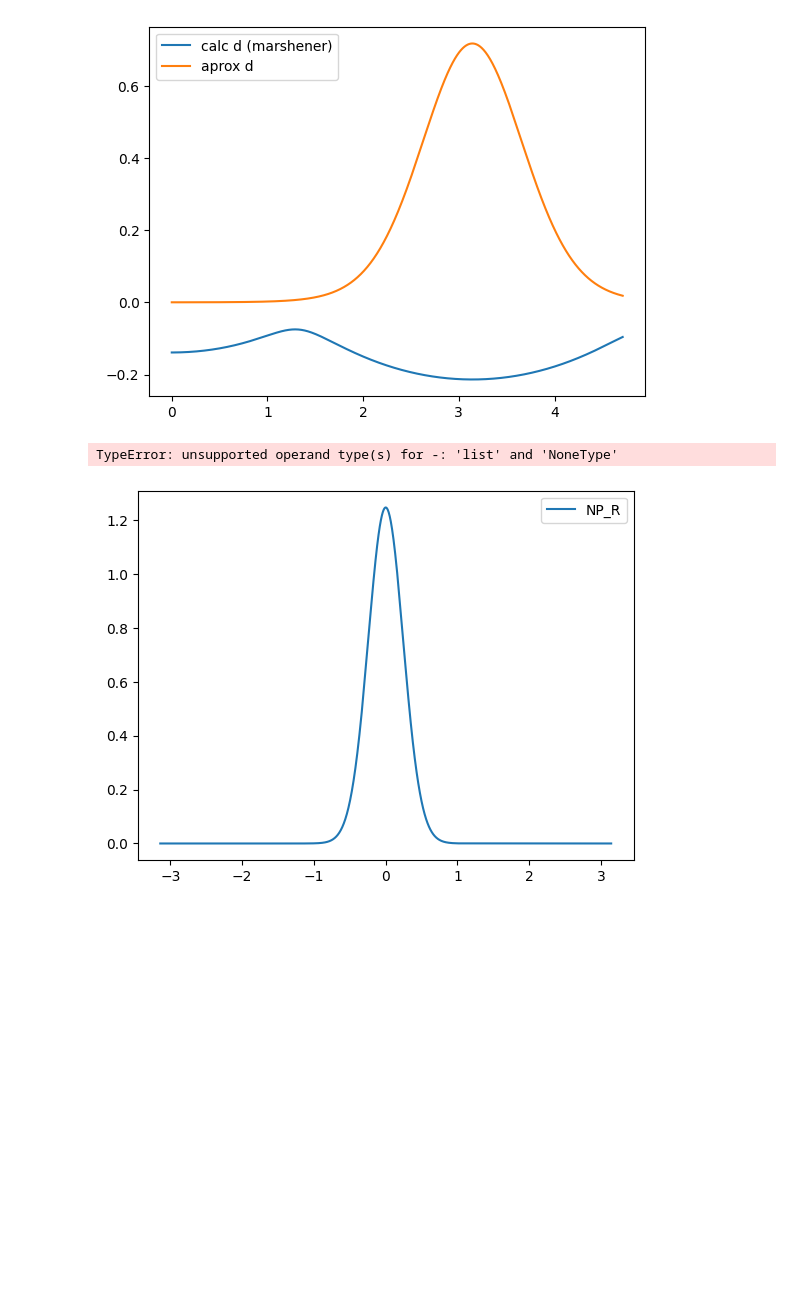
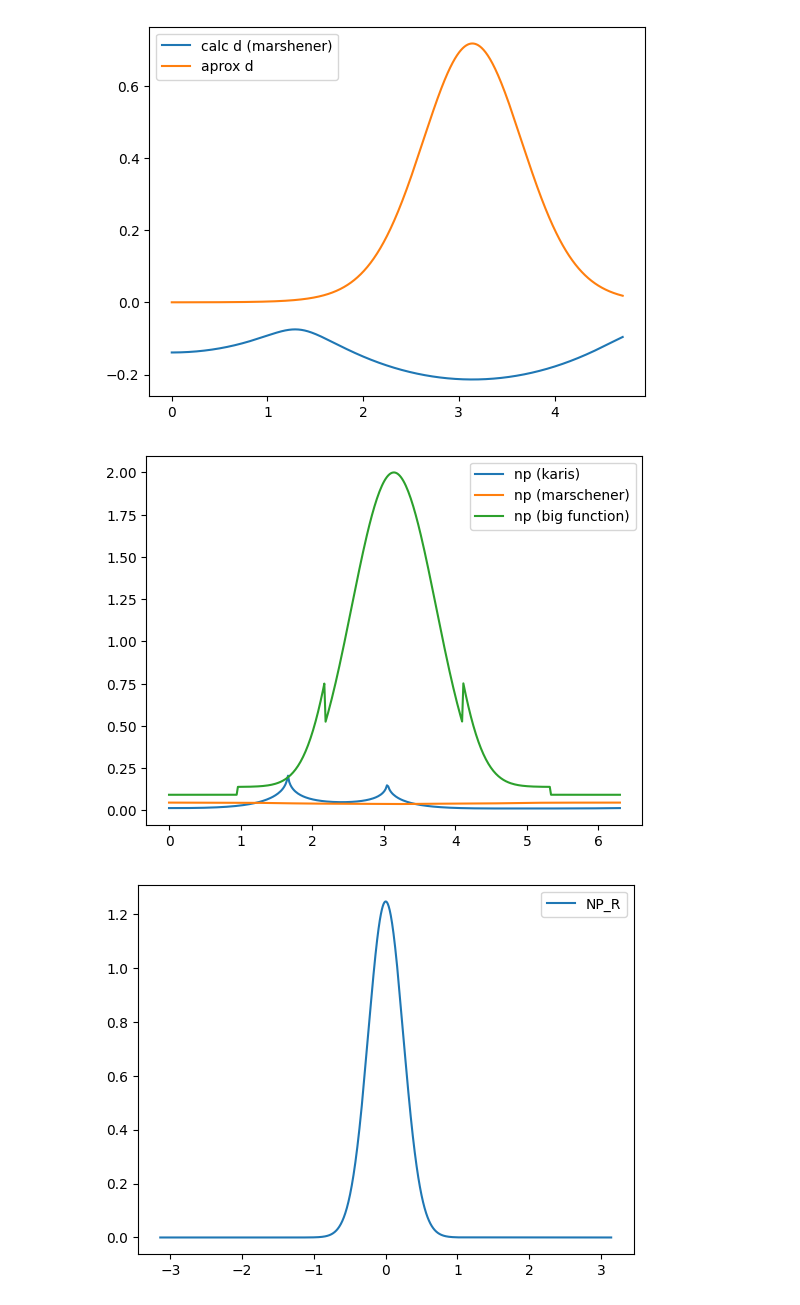
Before and after one commit to DenzellM-2054872/vkhr, a Jupyter notebook: plots/absorption.ipynb, the cells around one changed output. Saved outputs shown, nothing was run; the diff lists cells and outputs as text; code cells hidden in the pictures; blank space fills up the shorter version.

Commit message:
some more fixes to single scattering

```diff
--- a/plots/absorption.ipynb
+++ b/plots/absorption.ipynb
@@ -194,7 +216,7 @@ def calc_roots(p , eta_perpendic, phi) -> list:
     c : float = math.asin(1 / eta_perpendic)
     return cubic_solver(-8 * (p * c / (math.pi * math.pi * math.pi)), 0, (6 * p * c / math.pi) - 2, p * math.pi - phi)
 # %%
-def NP(p: int, theta_d : float, phi: float, eta : float,  absorb : float) -> float:
+def NP(p: int, phi: float, theta_d : float, eta : float,  absorb : float) -> float:
     eta_perpendic : float = B_index(theta_d, eta)
     eta_parallel : float = (eta * eta) / eta_perpendic
 
@@ -354,6 +376,8 @@ plt.show()
 # %% [output]
 [figure]
 # %%
+
+
 def NP_R_K(phi: float, theta_d : float, eta: float, view_light_angle: float) -> float:
     eta_perpendic: float = B_index(theta_d, eta)
     eta_parallel: float = (eta * eta) / eta_perpendic
@@ -362,7 +386,7 @@ def NP_R_K(phi: float, theta_d : float, eta: float, view_light_angle: float) ->
     # h: float = math.sin(gamma_i)
     res: float = 0.25 * math.cos(phi / 2)
     # res *= fresnel(eta_perpendic, eta_parallel, math.sqrt(abs(0.5 * (math.radians(1) + view_light_angle))))
-    res *= fresnel2(eta_perpendic, math.sqrt(0.5 * (math.radians(1) + view_light_angle)))
+    res *= fresnel2(eta_perpendic, math.sqrt(abs(0.5 * (math.radians(2) + view_light_angle))))
     return res
 
 def NP_R(phi: float, theta_d: float, eta: float)  -> float:
@@ -377,50 +401,66 @@ def NP_R(phi: float, theta_d: float, eta: float)  -> float:
     res *= fresnel(eta_perpendic, eta_parallel, gamma_i)
     return min(res, 1)
 
-view = normalise([1, 1, 0])
-light = normalise([1, 1, 1])
 
 tangent = normalise([0, 0, -1])
+light = normalise([1, 1, 1])
+view = normalise([1, 1, 0])
 
+rot_angles = []
+theta_ds = []
+theta_rs = []
+theta_is = []
 np1 = []
 np2 = []
+np3 = []
 phis = []
-
+total_rot = 0
 eta = 1.55
 i = 0
 while True:
     dotLightTangent: float = dot(light, tangent)
     dotViewTangent: float = dot(view, tangent)
-    LT_P: list = normalise(light - dotLightTangent)
-    VT_P: list = normalise(view - dotViewTangent)
+
+    LT_P: list = normalise(minus(light, mult(tangent, dotLightTangent)))
+    VT_P: list = normalise(minus(view, mult(tangent, dotViewTangent)))
+
     Normal: list = normalise(LT_P + VT_P)
     Binormal: list = normalise(cross(Normal, tangent))
 
     theta_r: float = math.acos(dot(VT_P, view))
     theta_i: float = math.acos(dot(LT_P, light))
     theta_d: float = (theta_r - theta_i) / 2
-
     phi_r : float = math.acos(dot(Binormal, VT_P))
     phi_i : float = math.acos(dot(Binormal, LT_P))
     phi : float = phi_r - phi_i
-
+    theta_ds.append(theta_d)
+    theta_rs.append(theta_r)
+    theta_is.append(theta_i)
+    phis.append(phi)
+    rot_angles.append(total_rot)
 
     np1.append(NP_R_K(phi, theta_d, eta, dot(view, light)))
     np2.append(NP_R(phi, theta_d, eta))
-    phis.append(theta_d)
 
-    if theta_d < -math.pi or i == 1000000: break
-    light = rotate_z(light, 0.0175)
+    np3.append(NP(0, phi, theta_d, eta, 5))
+    # phis.append(theta_d)
+
+    if total_rot > math.pi * 2 or i == 3000: break
+    view = normalise(rotate_y(view, 0.0175))
+    total_rot += 0.0175
     i += 1
 
 
-
-plt.plot(phis, np1, label = "NP_R_K")
-plt.plot(phis, np2, label = "NP_R")
+# plt.plot(rot_angles, phis, label = "phi")
+# plt.plot(rot_angles, theta_rs, label = "theta_r")
+# plt.plot(rot_angles, theta_ds, label = "theta_d")
+plt.plot(rot_angles, np1, label = "np (karis)")
+plt.plot(rot_angles, np2, label = "np (marschener)")
+plt.plot(rot_angles, np3, label = "np (big function)")
 plt.legend()
 plt.show()
 # %% [output]
-TypeError: unsupported operand type(s) for -: 'list' and 'NoneType'
+[figure, added]
 # %%
 phi = math.pi
 np1 = []
```
Also changed, not shown: parts of 2 cells of this notebook, 9 other files.
